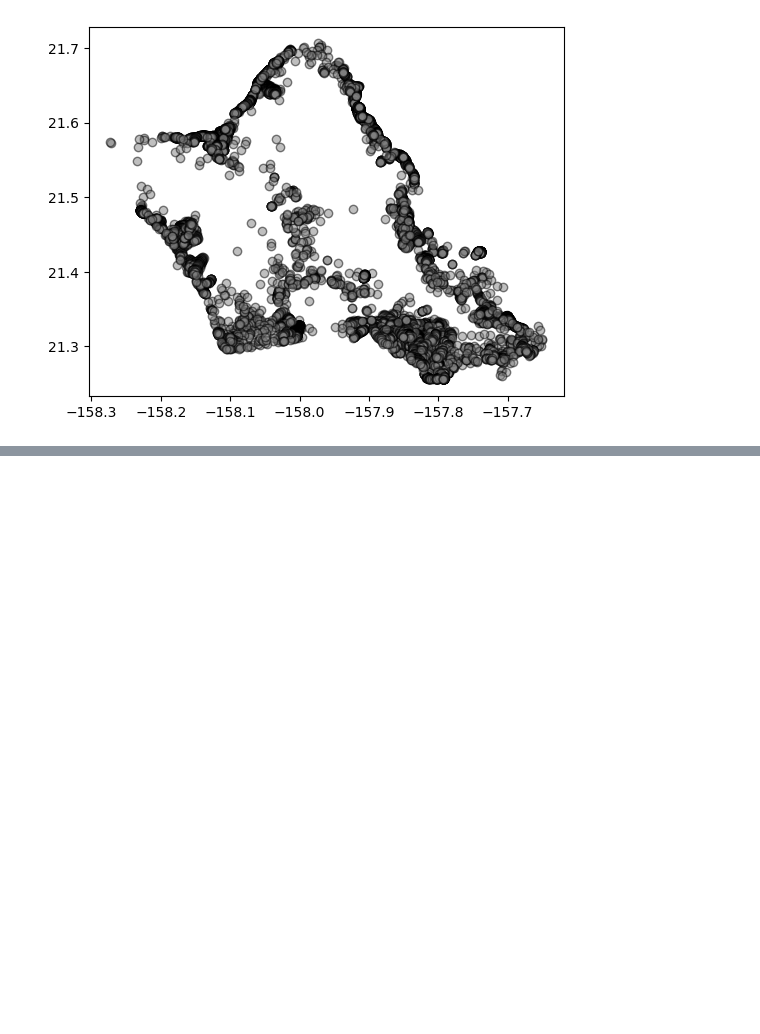
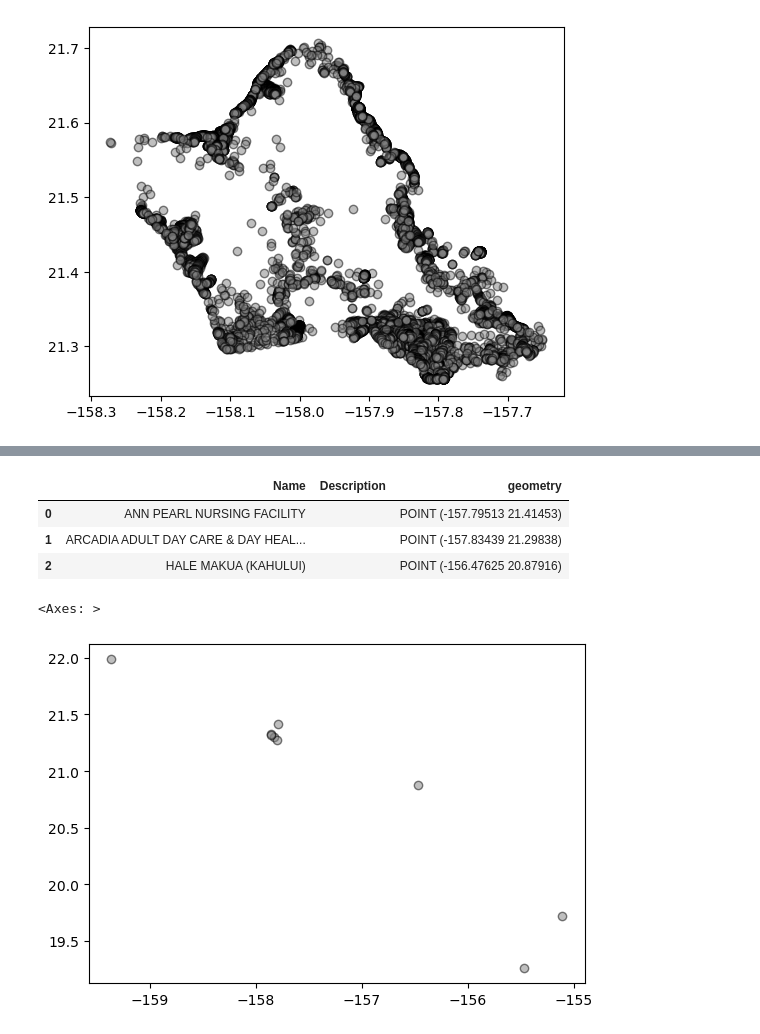
Before and after one commit to mahdi-b/Kanehekili, a Jupyter notebook: Current datasets.ipynb, the cells around one changed output, grey strips where cells are left out. Drawn from its saved outputs; the diff is of its cells as text; code cells hidden in the pictures; blank space fills up the shorter version.

```diff
--- a/Current datasets.ipynb
+++ b/Current datasets.ipynb
@@ -1225,0 +1499,14 @@ data78.plot(alpha=0.5, color='grey', edgecolor='black')
+# %%
+data87 = gpd.read_file("data/adult day care centers/Adult_Day_Health_Centers.kml")
+data87.head(3)
+# %% [output]
+|  | Name | Description | geometry |
+| 0 | ANN PEARL NURSING FACILITY |  | POINT (-157.79513 21.41453) |
+| 1 | ARCADIA ADULT DAY CARE & DAY HEAL... |  | POINT (-157.83439 21.29838) |
+| 2 | HALE MAKUA (KAHULUI) |  | POINT (-156.47625 20.87916) |
+# %%
+data88 = gpd.read_file("data/adult day care centers/Adult_Day_Health_Centers")
+data88.plot(alpha=0.5, color='grey', edgecolor='black')
+# %% [output]
+<Axes: >
+[figure, added]
```
Also changed, not shown: parts of 24 cells of this notebook, 43 other files.
